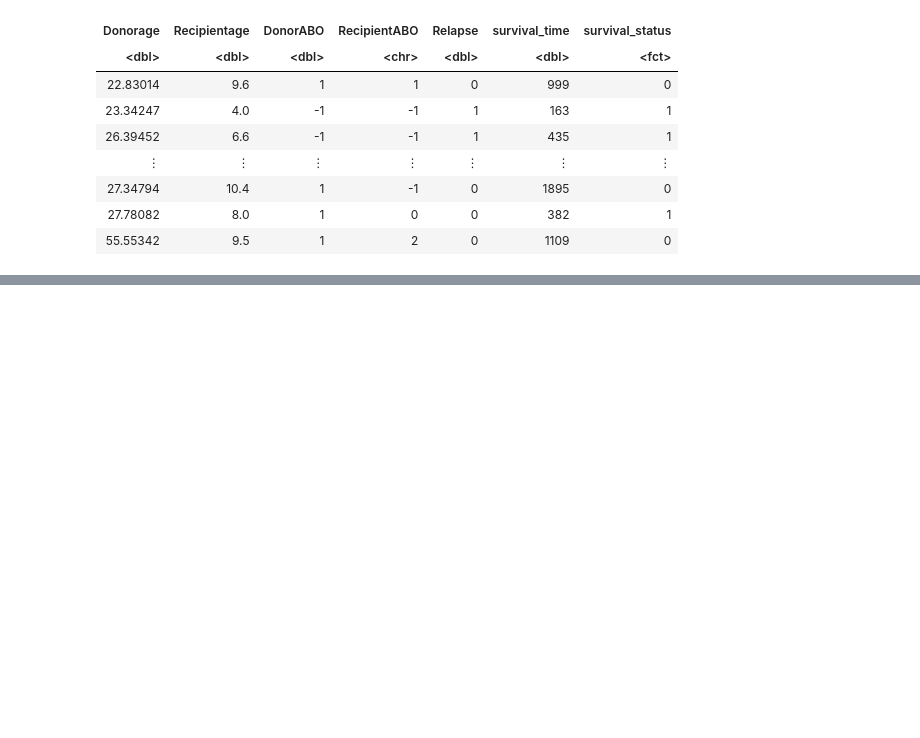
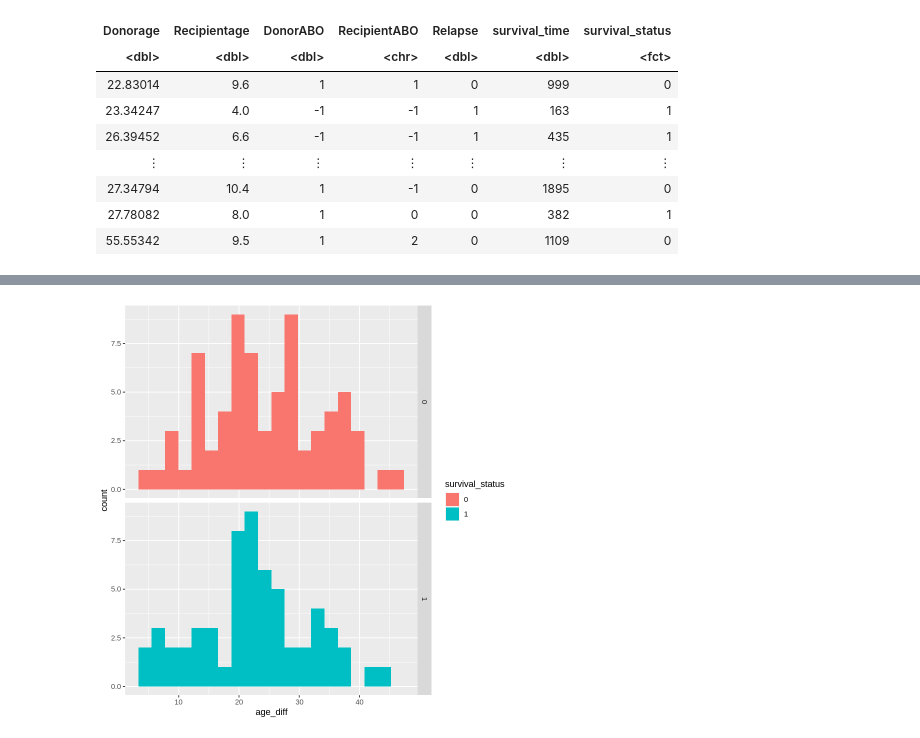
Before and after one commit to lattellie/23-03-DSCI-group-project, a Jupyter notebook: pre-visualization.ipynb, the cells around one changed output, grey strips where cells are left out. Cells and saved outputs as stored; diff of their text form; code cells hidden in the pictures; blank space fills up the shorter version.

```diff
--- a/pre-visualization.ipynb
+++ b/pre-visualization.ipynb
@@ -103,0 +90,9 @@ A tibble: 2 × 2
+# %%
+bone_age <- bone_train |>
+select(Donorage,Recipientage,Relapse,survival_time,survival_status)|>
+mutate(age_diff = Donorage-Recipientage)|>
+mutate(DonorAgeGroup = cut(Donorage, breaks = c(0,5,10,15,20,25,30,35,100),
+              labels=c("<5","5-10","10-15","15-20","20-25","25-30","30-35","35+")))|>
+mutate(RecipientAgeGroup = cut(Recipientage, breaks = c(0,5,10,15,20,25,30,35,100),
+              labels=c("<5","5-10","10-15","15-20","20-25","25-30","30-35","35+")))
+bone_age
@@ -103,0 +155,12 @@ A tibble: 2 × 2
+# %%
+age_diff_plot <- bone_age |>
+# revalue(str, c("0"="death", "1"="survival"))
+# mapvalues(from=c("0","1"),
+#           to=c("death","survival"))
+
+ggplot(aes(x=age_diff,fill=survival_status))+
+geom_histogram(bins=20)+
+facet_grid(rows=vars(survival_status))
+age_diff_plot
+# %% [output]
+[figure, added]
```
Also changed, not shown: parts of 7 cells of this notebook.
